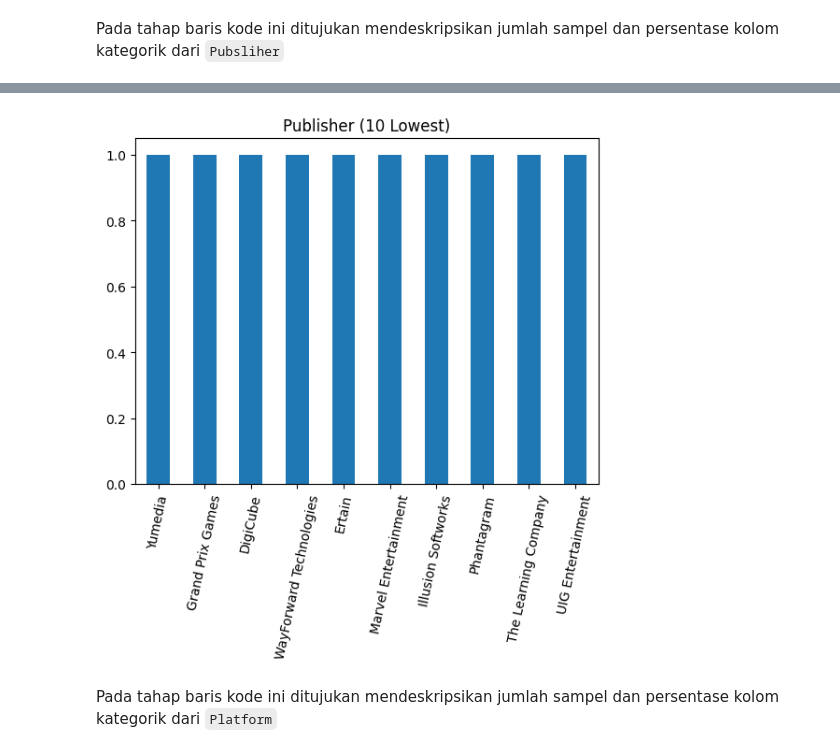
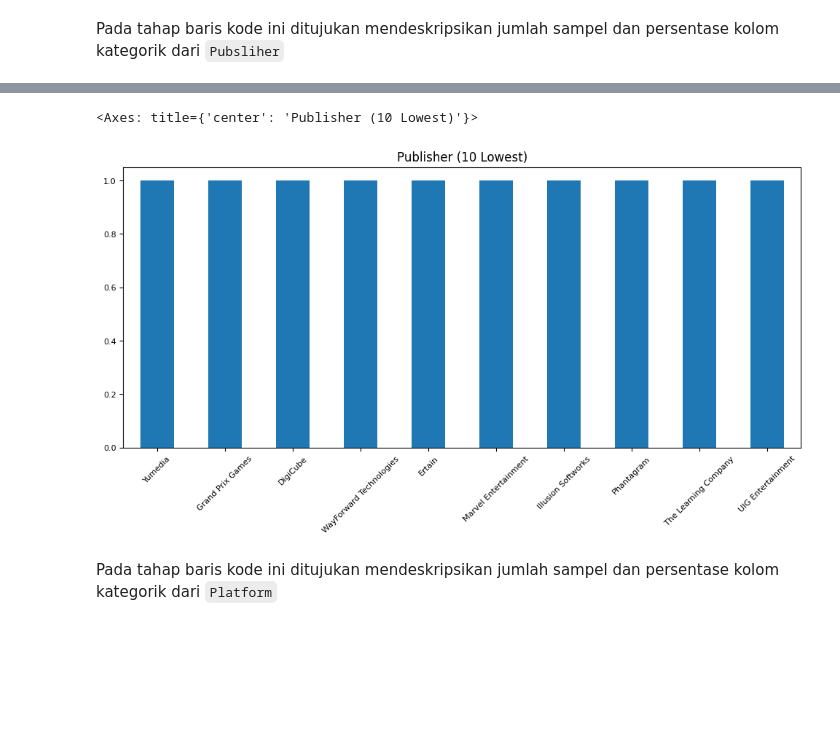
Before and after one commit to ozaenzenzen/fam_python_predictive_analytics_test2, a Jupyter notebook: test_fam_predictive_analytics_dcd_(version_2_video_game_sales).ipynb, the cells around one changed output, grey strips where cells are left out. Saved outputs shown, nothing was run; the diff lists cells and outputs as text; code cells hidden in the pictures; blank space fills up the shorter version.

```diff
--- a/test_fam_predictive_analytics_dcd_(version_2_video_game_sales).ipynb
+++ b/test_fam_predictive_analytics_dcd_(version_2_video_game_sales).ipynb
@@ -307,7 +307,8 @@ UIG Entertainment                 1         0.0
 # %%
-count_for_plot_lowest.plot(kind='bar', title=feature + ' ' + '(10 Lowest)', rot=78);
+count_for_plot_lowest.plot(kind='bar', title=feature + ' ' + '(10 Lowest)', rot=45, figsize=(12,5), fontsize=8)
 # %% [output]
+<Axes: title={'center': 'Publisher (10 Lowest)'}>
-[figure, old version]
+[figure, new version]
 # %% [markdown]
 Pada tahap baris kode ini ditujukan mendeskripsikan jumlah sampel dan persentase kolom kategorik dari `Platform`
 # %%
```
Also changed, not shown: parts of 3 cells of this notebook.
